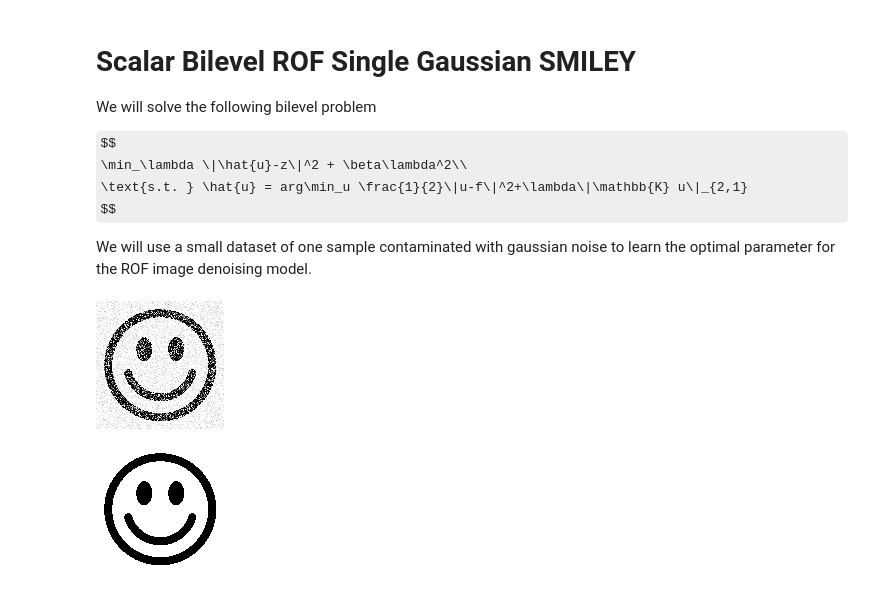
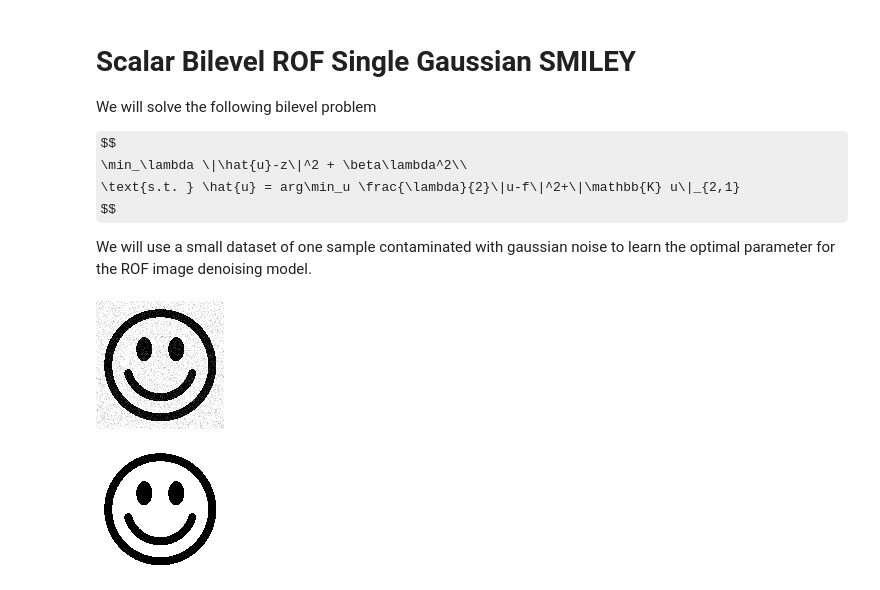
Before and after one commit to dvillacis/BilevelImagingParameterLearning.jl, a Jupyter notebook: demo/bilevel_scalar_rof/Scalar Bilevel ROF SMILEY.ipynb, the cells around one changed output. Saved outputs shown, nothing was run; the diff lists cells and outputs as text; code cells hidden in the pictures; some formulas as TeX source.

```diff
--- a/demo/bilevel_scalar_rof/Scalar Bilevel ROF SMILEY.ipynb
+++ b/demo/bilevel_scalar_rof/Scalar Bilevel ROF SMILEY.ipynb
@@ -4,7 +4,7 @@ We will solve the following bilevel problem
 
 $$
 \min_\lambda \|\hat{u}-z\|^2 + \beta\lambda^2\\
-\text{s.t. } \hat{u} = arg\min_u \frac{1}{2}\|u-f\|^2+\lambda\|\mathbb{K} u\|_{2,1}
+\text{s.t. } \hat{u} = arg\min_u \frac{\lambda}{2}\|u-f\|^2+\|\mathbb{K} u\|_{2,1}
 $$
 
 We will use a small dataset of one sample contaminated with gaussian noise to learn the optimal parameter for the ROF image denoising model.
@@ -15,11 +15,9 @@ using .BilevelImagingParameterLearning
 using LinearAlgebra, StructuredOptimization, AbstractOperators, Plots, Distributed, Images, ImageQualityIndexes, JLD
 # %%
 # Noisy image
-f = datasetimage("1_smiley_noisy","../../src/datasets/smiley_dataset")
-f[f .< 0] .= 0. # Make sure pixels are in range
-f[f .> 1] .= 1.
+f = datasetimage("1_noisy","../../datasets/smiley_dataset")
 Gray.(f)
 # %% [output]
-[figure, old version]
+[figure, new version]
 # %%
 # Ground truth
```
Also changed, not shown: parts of 20 cells of this notebook, 12 other files.
